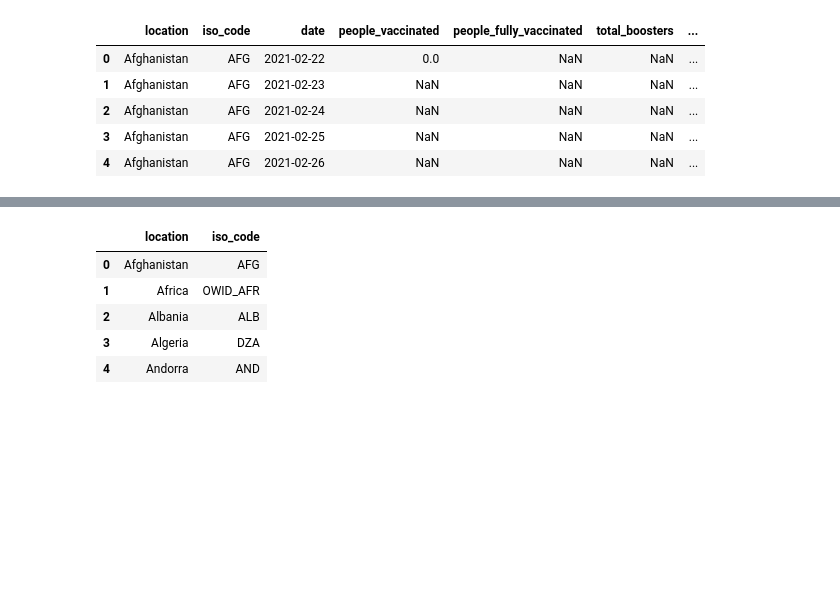
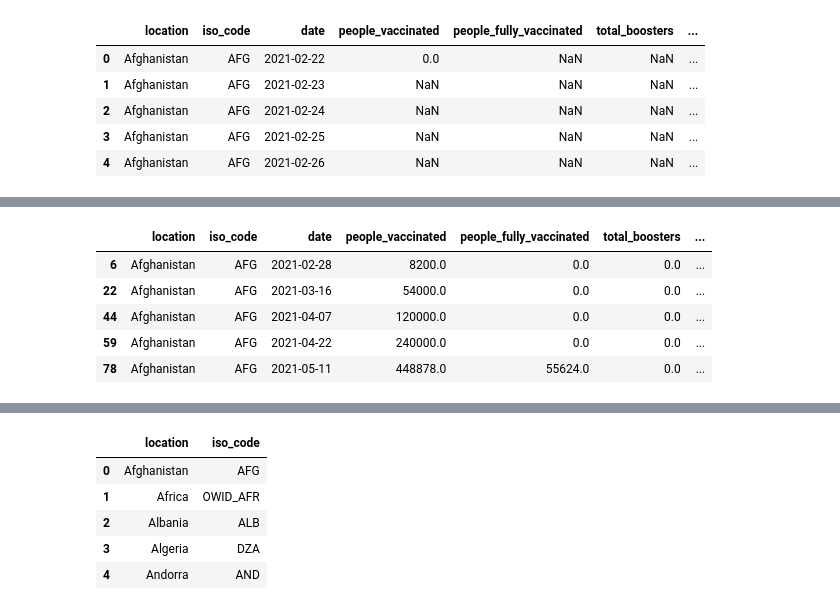
Before and after one commit to Alphaomegainfinity/COVID19_Vaccination, a Jupyter notebook: vaccinations.ipynb, the cells around one changed output, grey strips where cells are left out. Cells and saved outputs as stored; diff of their text form; code cells hidden in the pictures; blank space fills up the shorter version.

```diff
--- a/vaccinations.ipynb
+++ b/vaccinations.ipynb
@@ -42,3 +52,16 @@ vaccination_rate_df.head()
+# %%
+# Filter Zero values from people vaccinated column
+
+vaccination_rate_df = vaccination_rate_df.loc[vaccination_rate_df["people_vaccinated"] > 0]
+
+vaccination_rate_df.head()
+# %% [output]
+|  | location | iso_code | date | people_vaccinated | people_fully_vaccinated | total_boosters | ... |
+| 6 | Afghanistan | AFG | 2021-02-28 | 8200.0 | 0.0 | 0.0 | ... |
+| 22 | Afghanistan | AFG | 2021-03-16 | 54000.0 | 0.0 | 0.0 | ... |
+| 44 | Afghanistan | AFG | 2021-04-07 | 120000.0 | 0.0 | 0.0 | ... |
+| 59 | Afghanistan | AFG | 2021-04-22 | 240000.0 | 0.0 | 0.0 | ... |
+| 78 | Afghanistan | AFG | 2021-05-11 | 448878.0 | 55624.0 | 0.0 | ... |
 # %%
 # set columns for second table
 
```
Also changed, not shown: parts of 10 cells of this notebook.
